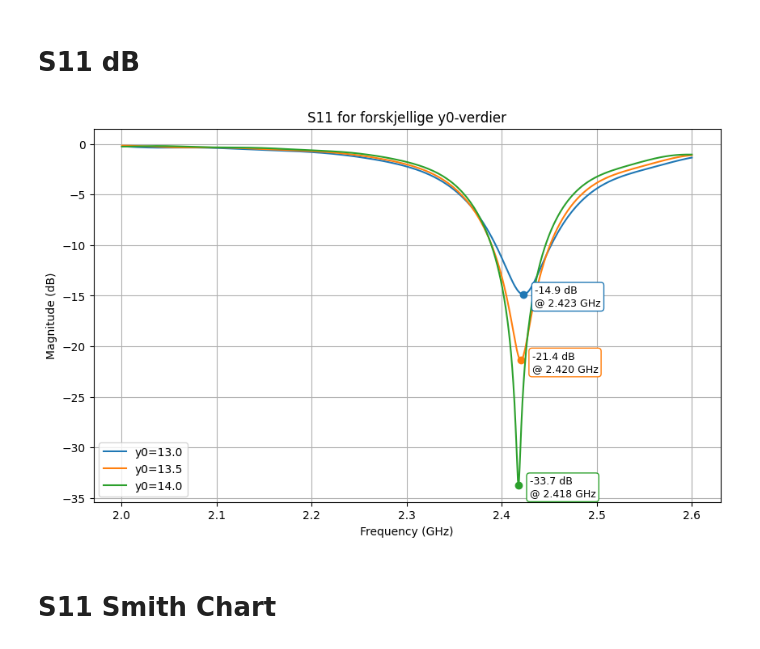
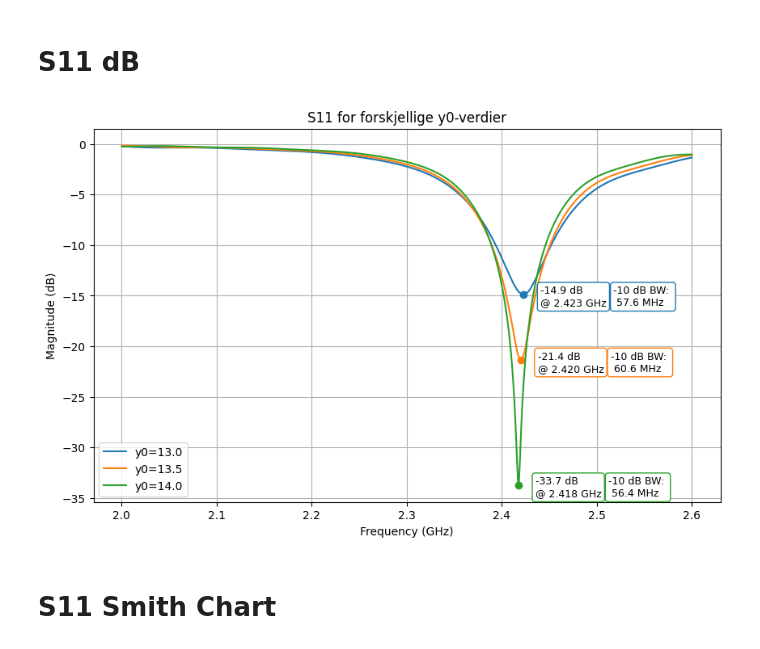
Before and after one commit to SkaugJr/TTT4215-Antenneteknikk, a Jupyter notebook: CST.ipynb, the cells around one changed output. Drawn from its saved outputs; the diff is of its cells as text; code cells hidden in the pictures.

```diff
--- a/CST.ipynb
+++ b/CST.ipynb
@@ -29,39 +29,62 @@ for y0, (start, end) in ranges.items():
 colors = { 'y0=13.0': 'tab:blue', 'y0=13.5': 'tab:orange', 'y0=14.0': 'tab:green' }
 fig, ax = plt.subplots(figsize=(10, 6))
 
+bandwidths = []
+
 for column in df.columns[1:]:
     ax.plot(df["Frequency / GHz"], df[column], label=column, color=colors[column])
 
     # Find the minimum value
     min_value = df[column].min()
     min_index = df[column].idxmin()
     min_frequency = df["Frequency / GHz"][min_index]
+
+    # Find the -10 dB bandwidth
+    below_10dB = df[df[column] <= -10]
+    if not below_10dB.empty:
+        bandwidth_start = below_10dB["Frequency / GHz"].iloc[0]
+        bandwidth_end = below_10dB["Frequency / GHz"].iloc[-1]
+        bandwidth = (bandwidth_end - bandwidth_start) * 1000  # Convert to MHz
+        bandwidths.append((colors[column], f"{bandwidth:.1f} MHz"))
+    else:
+        bandwidth_start = bandwidth_end = bandwidth = None
 
     # Plot the minimum point
     ax.plot(min_frequency, min_value, 'o', color=colors[column])
 
     # Annotate with frequency and min value
     ax.annotate(
         f"{min_value:.1f} dB\n@ {min_frequency:.3f} GHz",
         (min_frequency, min_value),
         textcoords="offset points",
-        xytext=(10, -10),
+        xytext=(15, -10),
+        ha='left',
+        fontsize=9,
+        bbox=dict(boxstyle="round,pad=0.3", edgecolor=colors[column], facecolor="white")
+    )
+
+    # Annotate with bandwidth
+    ax.annotate(
+        f"-10 dB BW: \n {bandwidth:.1f} MHz",
+        (min_frequency, min_value),
+        textcoords="offset points",
+        xytext=(80, -10),
         ha='left',
         fontsize=9,
         bbox=dict(boxstyle="round,pad=0.3", edgecolor=colors[column], facecolor="white")
     )
 
 # Plot formatting
 ax.set_title('S11 for forskjellige y0-verdier')
 ax.set_xlabel('Frequency (GHz)')
 ax.set_ylabel('Magnitude (dB)')
 ax.legend()
 ax.grid(True)
 
 # Show the plot
 plt.show()
 # %% [output]
-[figure, old version]
+[figure, new version]
 # %% [markdown]
 # S11 Smith Chart
 # %%
```
Also changed, not shown: parts of 12 cells of this notebook.
